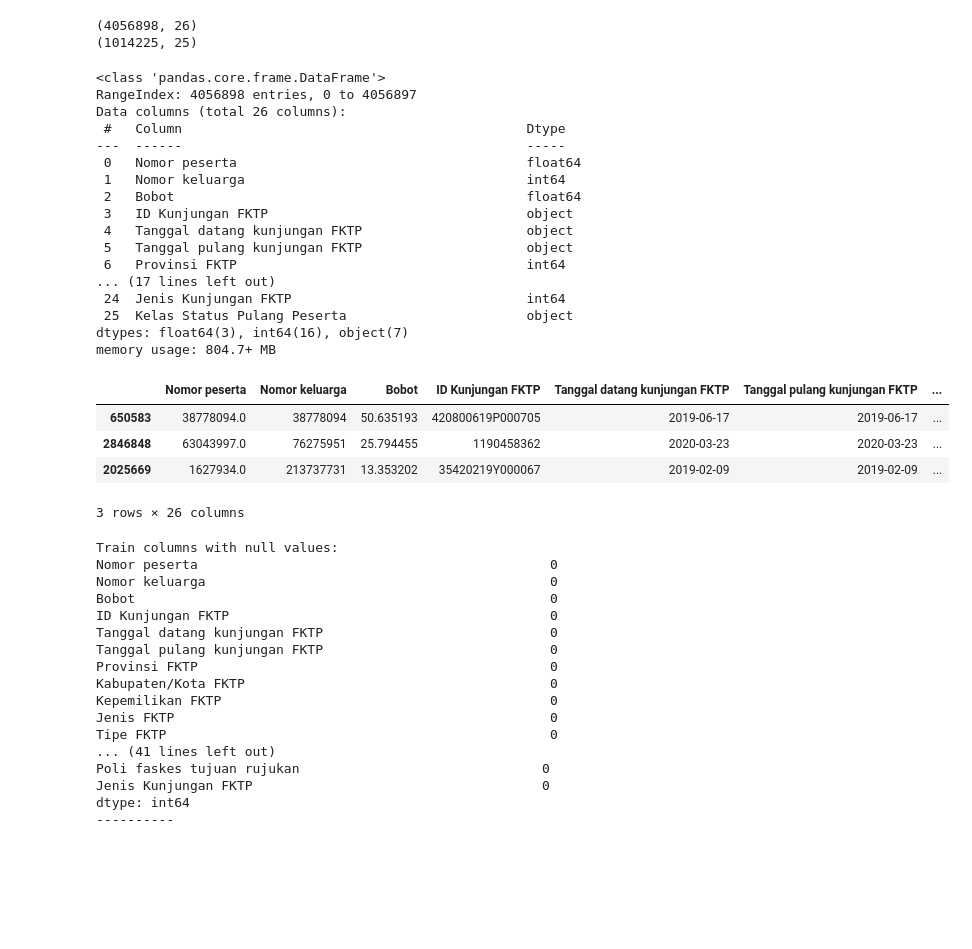
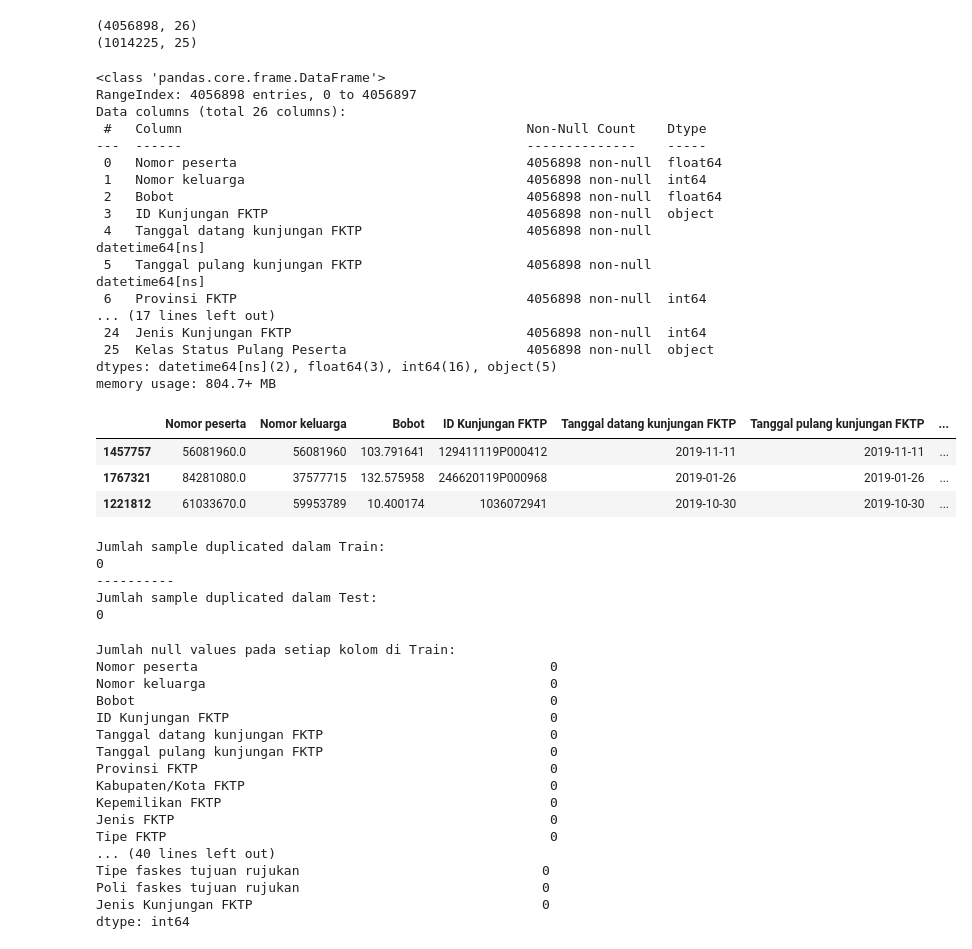
Before and after one commit to herarditacw/Satria-Data-Hitam-BDC, a Jupyter notebook: kerjaan.ipynb, the cells around one changed output. Drawn from its saved outputs; the diff is of its cells as text; code cells hidden in the pictures; blank space fills up the shorter version.

```diff
--- a/kerjaan.ipynb
+++ b/kerjaan.ipynb
@@ -6,6 +13,7 @@ import matplotlib.pyplot as plt
 
 import warnings
 warnings.filterwarnings('ignore')
+pd.set_option('display.max_columns', 100)
 # %%
 col = ['Nomor peserta',
 'Nomor keluarga',
@@ -34,7 +42,7 @@ col = ['Nomor peserta',
 'Jenis Kunjungan FKTP',
 'Kelas Status Pulang Peserta']
 # %%
-train = pd.read_csv(r'..\Satria-Data-BDC\train_fktp.txt', names= col)
-test = pd.read_csv(r'..\Satria-Data-BDC\test_fktp.txt', names = col[:-1])
+train = pd.read_csv(r'..\Satria-Data-BDC\train_fktp.txt', names=col, infer_datetime_format=True, parse_dates=[4,5])
+test = pd.read_csv(r'..\Satria-Data-BDC\test_fktp.txt', names=col[:-1], infer_datetime_format=True, parse_dates=[4,5])
 # %%
 train1 = train.copy()
@@ -47,39 +56,47 @@ print(test.shape)
 (4056898, 26)
 (1014225, 25)
 # %%
-train.info()
+train.info(show_counts=True)
 
 train.sample(3)
 # %% [output]
 <class 'pandas.core.frame.DataFrame'>
 RangeIndex: 4056898 entries, 0 to 4056897
 Data columns (total 26 columns):
- #   Column                                            Dtype
----  ------                                            -----
- 0   Nomor peserta                                     float64
- 1   Nomor keluarga                                    int64
- 2   Bobot                                             float64
- 3   ID Kunjungan FKTP                                 object
- 4   Tanggal datang kunjungan FKTP                     object
- 5   Tanggal pulang kunjungan FKTP                     object
- 6   Provinsi FKTP                                     int64
+ #   Column                                            Non-Null Count    Dtype
+---  ------                                            --------------    -----
+ 0   Nomor peserta                                     4056898 non-null  float64
+ 1   Nomor keluarga                                    4056898 non-null  int64
+ 2   Bobot                                             4056898 non-null  float64
+ 3   ID Kunjungan FKTP                                 4056898 non-null  object
+ 4   Tanggal datang kunjungan FKTP                     4056898 non-null  datetime64[ns]
+ 5   Tanggal pulang kunjungan FKTP                     4056898 non-null  datetime64[ns]
+ 6   Provinsi FKTP                                     4056898 non-null  int64
 ... (17 lines left out)
- 24  Jenis Kunjungan FKTP                              int64
- 25  Kelas Status Pulang Peserta                       object
-dtypes: float64(3), int64(16), object(7)
+ 24  Jenis Kunjungan FKTP                              4056898 non-null  int64
+ 25  Kelas Status Pulang Peserta                       4056898 non-null  object
+dtypes: datetime64[ns](2), float64(3), int64(16), object(5)
 memory usage: 804.7+ MB
 |  | Nomor peserta | Nomor keluarga | Bobot | ID Kunjungan FKTP | Tanggal datang kunjungan FKTP | Tanggal pulang kunjungan FKTP | ... |
-| 650583 | 38778094.0 | 38778094 | 50.635193 | 420800619P000705 | 2019-06-17 | 2019-06-17 | ... |
-| 2846848 | 63043997.0 | 76275951 | 25.794455 | 1190458362 | 2020-03-23 | 2020-03-23 | ... |
-| 2025669 | 1627934.0 | 213737731 | 13.353202 | 35420219Y000067 | 2019-02-09 | 2019-02-09 | ... |
+| 1457757 | 56081960.0 | 56081960 | 103.791641 | 129411119P000412 | 2019-11-11 | 2019-11-11 | ... |
+| 1767321 | 84281080.0 | 37577715 | 132.575958 | 246620119P000968 | 2019-01-26 | 2019-01-26 | ... |
+| 1221812 | 61033670.0 | 59953789 | 10.400174 | 1036072941 | 2019-10-30 | 2019-10-30 | ... |
-3 rows × 26 columns
+# %%
+print(f'Jumlah sample duplicated dalam Train:\n{train1.duplicated().sum()}')
+print('-'*10)
+print(f'Jumlah sample duplicated dalam Test:\n{test1.duplicated().sum()}')
+# %% [output]
+Jumlah sample duplicated dalam Train:
+0
+----------
+Jumlah sample duplicated dalam Test:
+0
 # %%
-print(f'Train columns with null values:\n{train1.isnull().sum()}')
+print(f'Jumlah null values pada setiap kolom di Train:\n{train1.isnull().sum()}')
 print('-'*10)
-print(f'Test columns with null values:\n{test.isnull().sum()}')
-print('-'*10)
+print(f'Jumlah null values pada setiap kolom di Test:\n{test.isnull().sum()}')
 # %% [output]
-Train columns with null values:
+Jumlah null values pada setiap kolom di Train:
 Nomor peserta                                             0
 Nomor keluarga                                            0
 Bobot                                                     0
@@ -91,8 +108,8 @@ Kabupaten/Kota FKTP                                       0
 Kepemilikan FKTP                                          0
 Jenis FKTP                                                0
 Tipe FKTP                                                 0
-... (41 lines left out)
+... (40 lines left out)
+Tipe faskes tujuan rujukan                               0
 Poli faskes tujuan rujukan                               0
 Jenis Kunjungan FKTP                                     0
 dtype: int64
-----------
```
Also changed, not shown: parts of 9 cells of this notebook.
